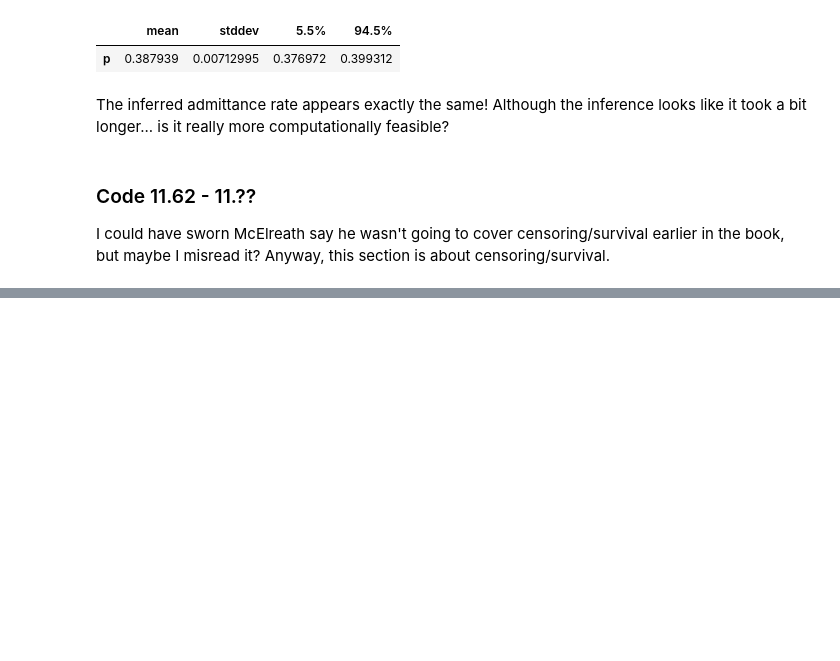
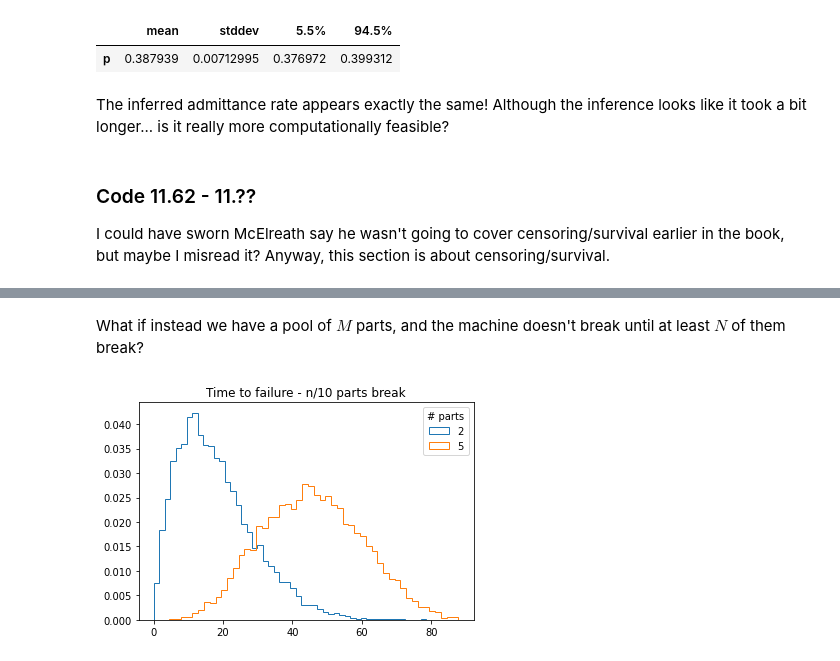
Before and after one commit to ecotner/statistical-rethinking, a Jupyter notebook: notebooks/11_god_spiked_ints.ipynb, the cells around one changed output, grey strips where cells are left out. Cells and saved outputs as stored; diff of their text form; code cells hidden in the pictures; blank space fills up the shorter version.

```diff
--- a/notebooks/11_god_spiked_ints.ipynb
+++ b/notebooks/11_god_spiked_ints.ipynb
@@ -1233,0 +1245,11 @@ I could have sworn McElreath say he wasn't going to cover censoring/survival ear
+# %% [markdown]
+What if instead we have a pool of $M$ parts, and the machine doesn't break until at least $N$ of them break?
+# %%
+for n in (2, 5):
+    x = 100*np.sort(np.random.rand(10, 10000), axis=0)[n-1]
+    plt.hist(x, bins=50, histtype="step", density=True, label=n)
+plt.legend(title="# parts")
+plt.title("Time to failure - n/10 parts break")
+plt.show()
+# %% [output]
+[figure, added]
```
Also changed, not shown: parts of 10 cells of this notebook.
